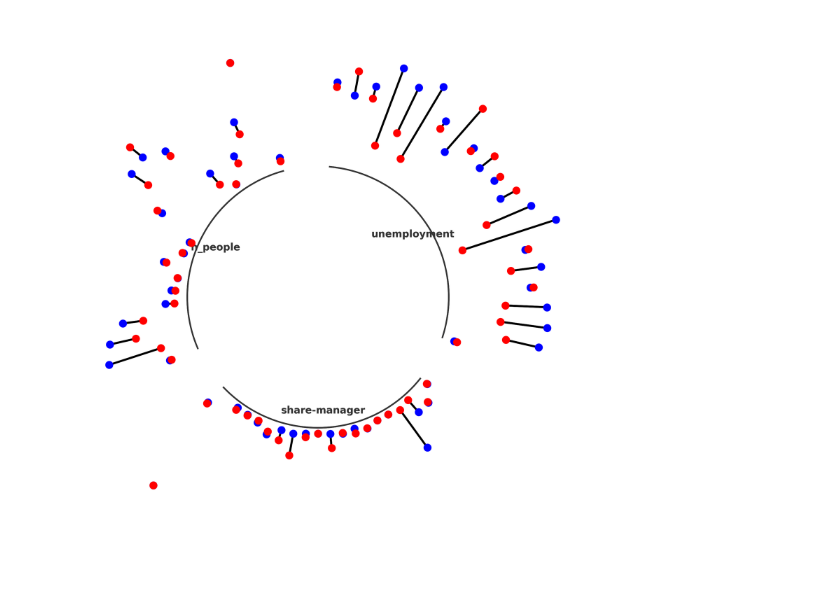
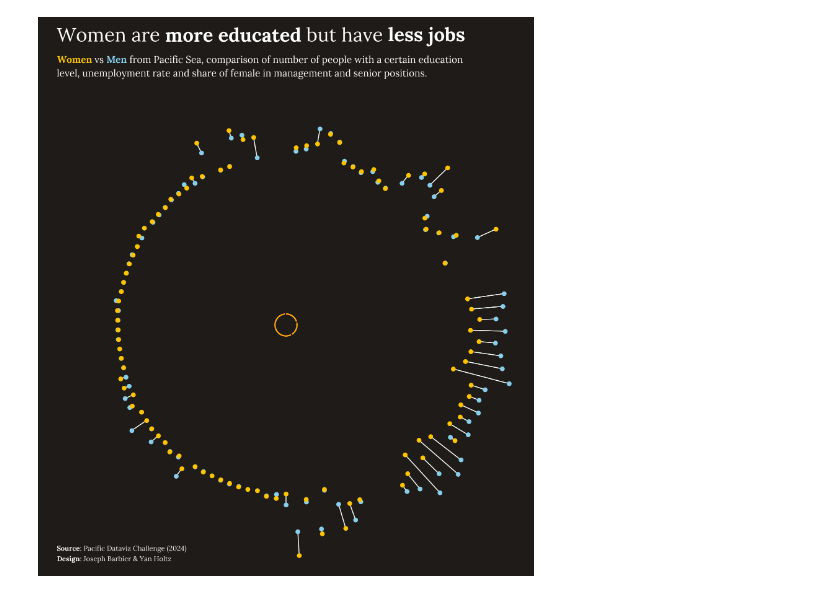
Before and after one commit to JosephBARBIERDARNAL/pacific-data-challenge, a Jupyter notebook: chart.ipynb, the cells around one changed output. Drawn from its saved outputs; the diff is of its cells as text; code cells hidden in the pictures.

```diff
--- a/chart.ipynb
+++ b/chart.ipynb
@@ -78,0 +83,14 @@ df
+# %%
+data = df[df["metric"]=="share-manager"]
+fig, ax = plt.subplots(dpi=300)
+ax.scatter(
+   data["value_female"],
+   data["value_male"],
+   color="red",
+   edgecolor="black",
+   linewidth=1,
+   alpha=0.5,
+   zorder=3
+)
+
+plt.show()
@@ -97,7 +117,7 @@ def circular_lollipop(df, value, name, group, fig, ax, color, other_values):
         offset += size + PAD
 
     ax.set_theta_offset(np.pi/2)
-    ax.set_ylim(-120, 120)
+    #ax.set_ylim(-120, 120)
     ax.set_frame_on(False)
     ax.xaxis.grid(False)
     ax.yaxis.grid(False)
@@ -113,29 +133,40 @@ def circular_lollipop(df, value, name, group, fig, ax, color, other_values):
 
     # Plot lines
     for angle, bottom, top in zip(ANGLES[IDXS], BOTTOMS, TOPS):
-        ax.plot([angle, angle], [bottom, top], color='black', linewidth=2)
+        ax.plot([angle, angle], [bottom, top], color=line_col, linewidth=1)
 
     # Plot markers
-    ax.scatter(ANGLES[IDXS], VALUES, color=color, s=50, zorder=10)
+    ax.scatter(ANGLES[IDXS], VALUES, color=color, s=20, zorder=10)
 
     # Add labels
     for angle, value, label in zip(ANGLES[IDXS], VALUES, LABELS):
         ha = 'left' if np.pi/2 <= angle <= 3*np.pi/2 else 'right'
-        ax.text(angle, value + 5, label, ha=ha, va='center', rotation=np.degrees(angle - np.pi/2))
+        ax.text(angle, value + 5, label, ha=ha, va='center', rotation=np.degrees(angle - np.pi/2), font=font)
 
     offset = 0
     for group, size in zip(np.unique(GROUP), GROUPS_SIZE):
         x1 = np.linspace(ANGLES[offset + PAD], ANGLES[offset + size + PAD - 1], num=50)
-        ax.plot(x1, [-5] * 50, color="#333333")
+        ax.plot(x1, [-5] * 50, color=curvedline_col)
         ax.text(
-            np.mean(x1), -20, group, color="#333333", fontsize=10,
-            fontweight="bold", ha="center", va="center"
+            np.mean(x1), -20, group, color=curvedline_col, fontsize=10,
+            fontweight="bold", ha="center", va="center", font=font
         )
 
         offset += size + PAD
 
-# Usage
+#parameters
+background_col = "#1e1b18"
+curvedline_col = "#fca311"
+line_col = "#eef4ed"
+men_col = "skyblue"
+women_col = "#ffc300"
+boldfont = load_font("https://github.com/cyrealtype/Lora-Cyrillic/blob/main/fonts/ttf/Lora-Bold.ttf?raw=true")
+font = load_font("https://github.com/cyrealtype/Lora-Cyrillic/blob/main/fonts/ttf/Lora-Regular.ttf?raw=true")
+
 fig, ax = plt.subplots(figsize=(20, 10), subplot_kw={"projection": "polar"}, dpi=300)
+fig.set_facecolor(background_col)
+ax.set_facecolor(background_col)
+
 circular_lollipop(
    df=df,
    value="value_male_scaled",
@@ -143,7 +174,7 @@ circular_lollipop(
    group="metric",
    fig=fig,
    ax=ax,
-   color="blue",
+   color=men_col,
    other_values="value_female_scaled"
 )
 circular_lollipop(
@@ -153,9 +184,39 @@ circular_lollipop(
    group="metric",
    fig=fig,
    ax=ax,
-   color="red",
+   color=women_col,
    other_values="value_male_scaled"
 )
 
+# title
+text = "Women are <more educated> but have <less jobs>"
+fig_text(
+    x=0.33, y=0.97, s=text,
+    font=font, highlight_textprops=[{'font': boldfont}]*2, color='white',
+    fontsize=22, ha="left", va="top"
+)
+
+# subtitle
+text = """
+<Women> vs <Men> from Pacific Sea, comparison of number of people with a certain education
+level, unemployment rate and share of female in management and senior positions.
+"""
+fig_text(
+    x=0.33, y=0.93, s=text, font=font, color='white', fontsize=11, ha="left", va="top",
+    highlight_textprops=[{'color': women_col, 'font':boldfont}, {'color': men_col, 'font':boldfont}]
+)
+
+# credit
+text = """
+<Source>: Pacific Dataviz Challenge (2024)
+<Design>: Joseph Barbier & Yan Holtz
+"""
+fig_text(
+    x=0.33, y=0.15, s=text,
+    font=font, highlight_textprops=[{'font': boldfont}]*2, color='white',
+    fontsize=8, ha="left", va="top"
+)
+
+plt.savefig("finalchart.png", bbox_inches="tight", dpi=300)
 plt.show()
 # %% [output]
@@ -162 +240 @@ plt.show()
-[figure, old version]
+[figure, new version]
```
Also changed, not shown: parts of 4 cells of this notebook, 1 other file.
